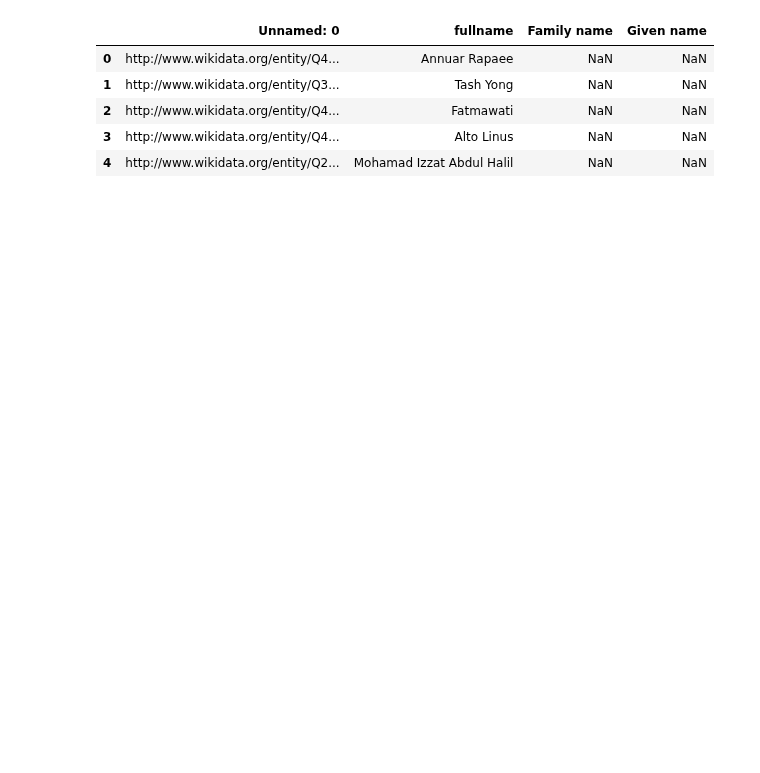
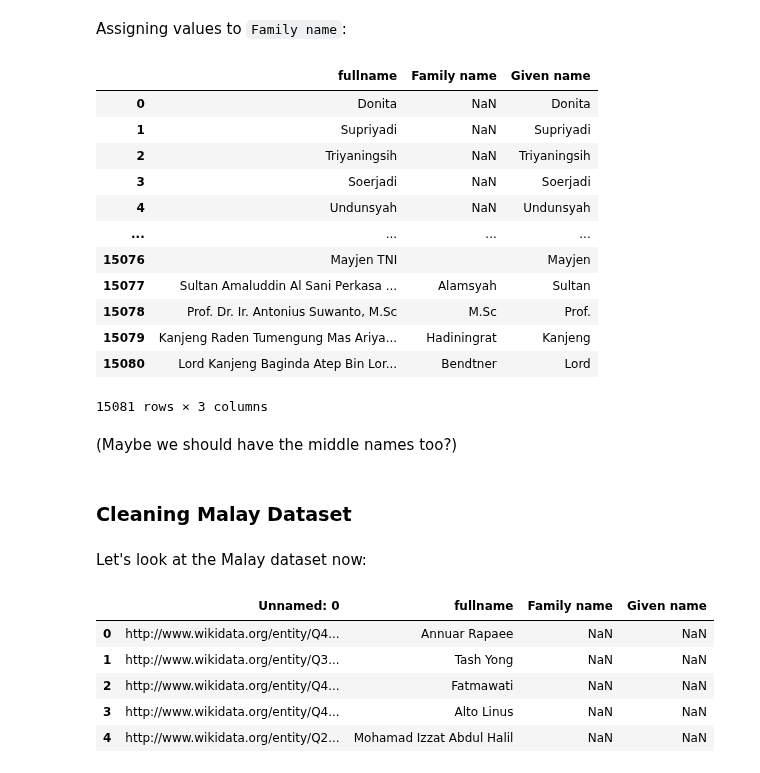
Before and after one commit to Exiger-project/Name_Of_Origin_Project-, a Jupyter notebook: IndoMalayNames.ipynb, the cells around one changed output. Saved outputs shown, nothing was run; the diff lists cells and outputs as text; code cells hidden in the pictures; blank space fills up the shorter version.

```diff
--- a/IndoMalayNames.ipynb
+++ b/IndoMalayNames.ipynb
@@ -14 +176,26 @@ df_indo.head()
+# %% [markdown]
+Assigning values to `Family name`:
+# %%
+df_indo['Family name'] = df_indo['fullname'].apply(lambda name: np.nan if name.find(' ') == -1 else name[name.rfind(' ')+1:])
+df_indo
+# %% [output]
+|  | fullname | Family name | Given name |
+| 0 | Donita | NaN | Donita |
+| 1 | Supriyadi | NaN | Supriyadi |
+| 2 | Triyaningsih | NaN | Triyaningsih |
+| 3 | Soerjadi | NaN | Soerjadi |
+| 4 | Undunsyah | NaN | Undunsyah |
+| ... | ... | ... | ... |
+| 15076 | Mayjen TNI |  | Mayjen |
+| 15077 | Sultan Amaluddin Al Sani Perkasa ... | Alamsyah | Sultan |
+| 15078 | Prof. Dr. Ir. Antonius Suwanto, M.Sc | M.Sc | Prof. |
+| 15079 | Kanjeng Raden Tumengung Mas Ariya... | Hadiningrat | Kanjeng |
+| 15080 | Lord Kanjeng Baginda Atep Bin Lor... | Bendtner | Lord |
+15081 rows × 3 columns
+# %% [markdown]
+(Maybe we should have the middle names too?)
+# %% [markdown]
+### Cleaning Malay Dataset
+# %% [markdown]
+Let's look at the Malay dataset now:
 # %%
```
Also changed, not shown: parts of 51 cells of this notebook.
